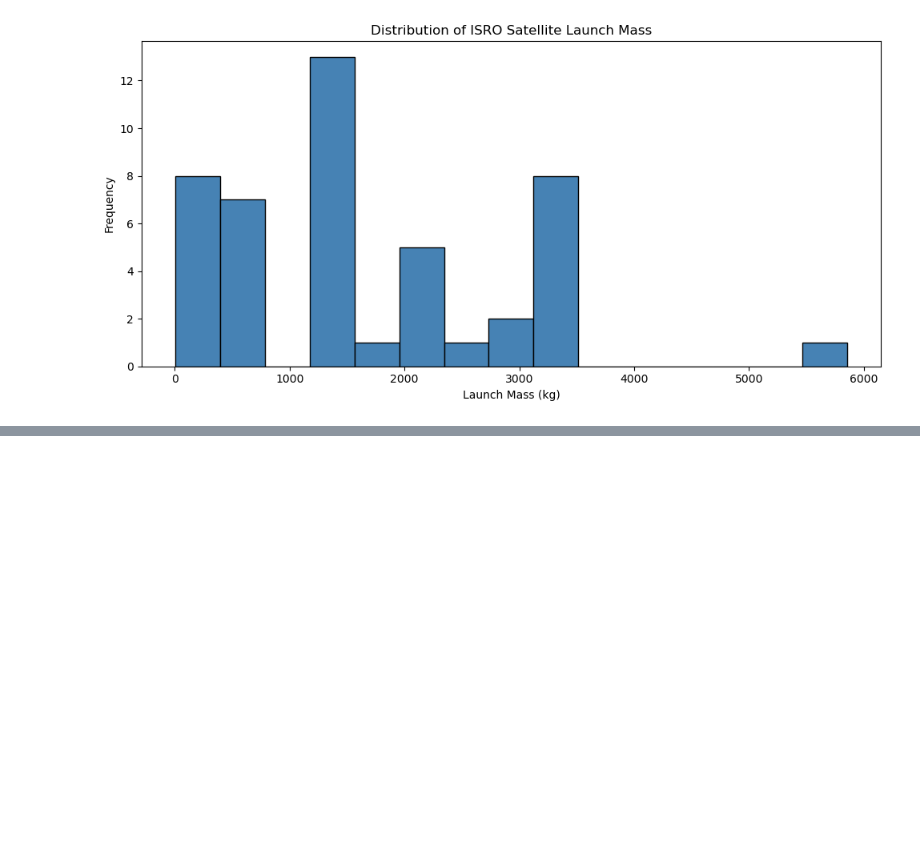
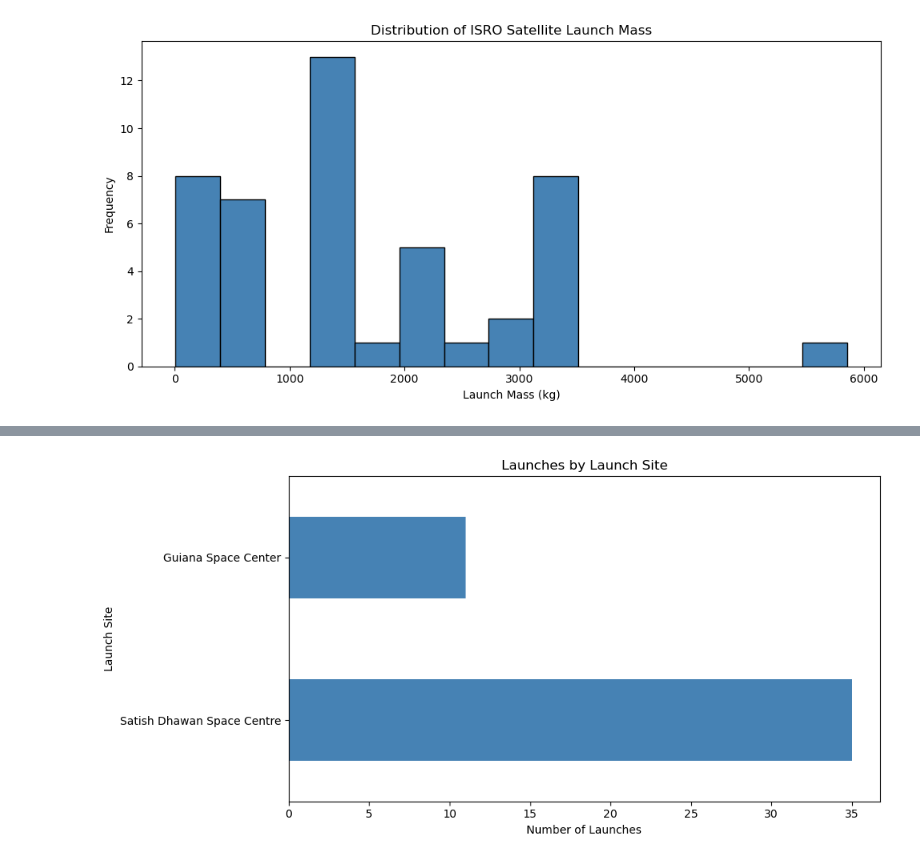
Before and after one commit to ManitDas/ai-engineer-journey, a Jupyter notebook: pandas-isro/isro_analysis.ipynb, the cells around one changed output, grey strips where cells are left out. Drawn from its saved outputs; the diff is of its cells as text; code cells hidden in the pictures; blank space fills up the shorter version.

```diff
--- a/pandas-isro/isro_analysis.ipynb
+++ b/pandas-isro/isro_analysis.ipynb
@@ -151,0 +175,12 @@ print(avg_mass_by_purpose)
+# %%
+# Which launch sites were used most?
+site_counts = df['Launch Site'].value_counts()
+
+plt.figure(figsize=(10,5))
+site_counts.plot(kind='barh', color='steelblue')
+plt.title('Launches by Launch Site')
+plt.xlabel('Number of Launches')
+plt.tight_layout()
+plt.show()
+# %% [output]
+[figure, added]
```
Also changed, not shown: parts of 3 cells of this notebook, 1 other file.
